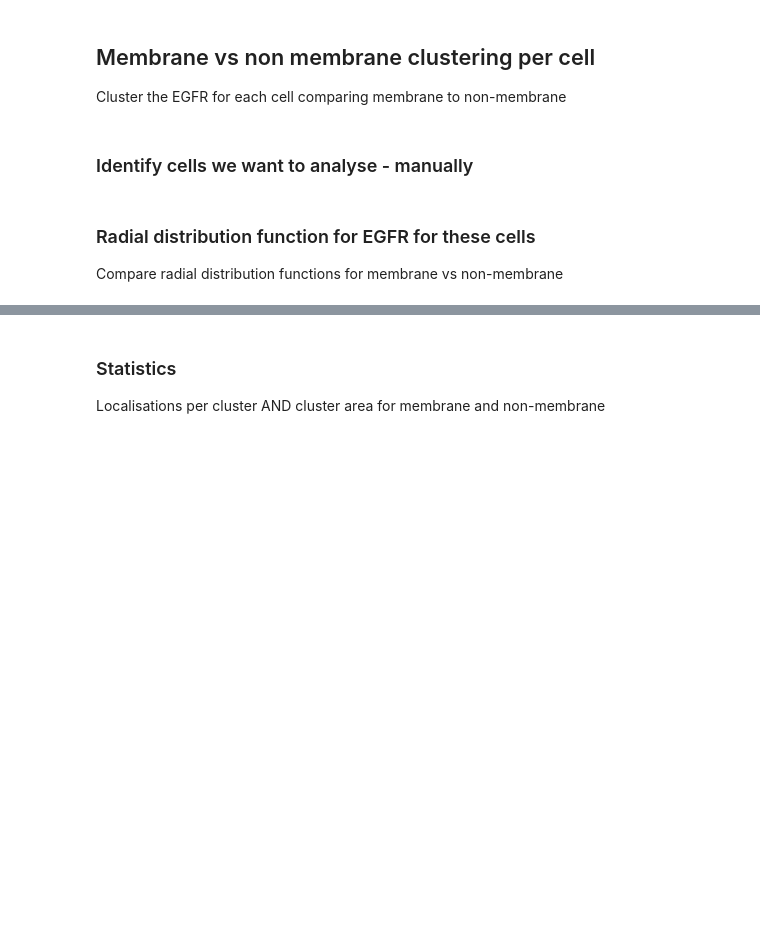
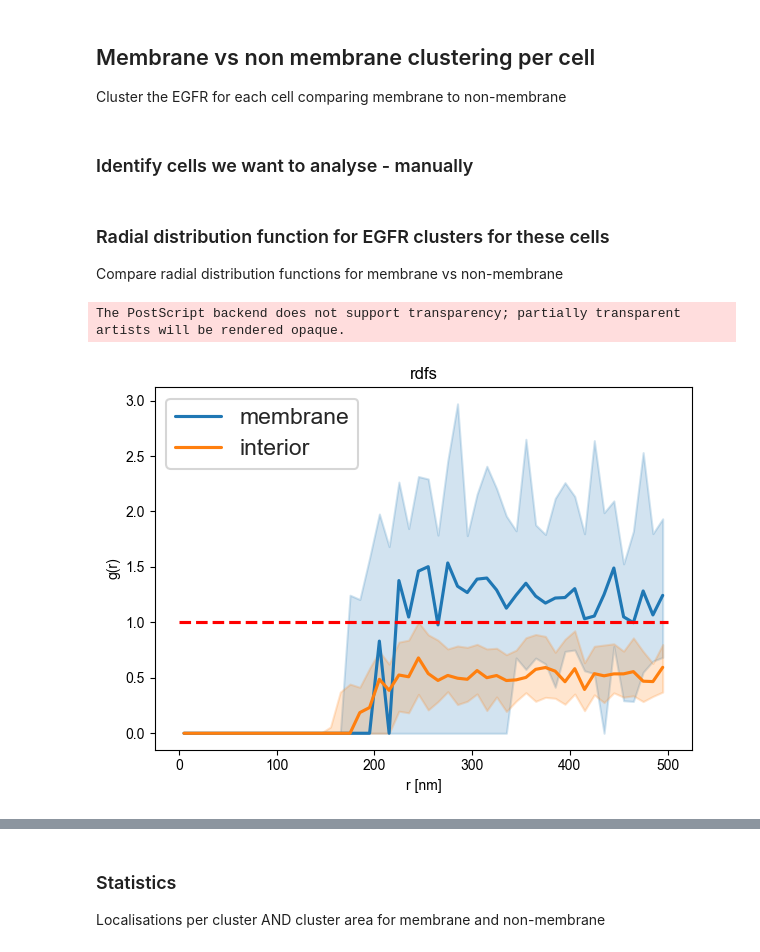
Before and after one commit to oubino/locpix, a Jupyter notebook: examples/c15_data_ds_analysis/analysis.ipynb, the cells around one changed output, grey strips where cells are left out. Cells and saved outputs as stored; diff of their text form; code cells hidden in the pictures; blank space fills up the shorter version.

```diff
--- a/examples/c15_data_ds_analysis/analysis.ipynb
+++ b/examples/c15_data_ds_analysis/analysis.ipynb
@@ -176,11 +193,10 @@ def rdf_clusters(df, num_bins, max_distance, bin_size):
 # %% [markdown]
 ## Parameters for clustering & rdf
 # %%
-eps = 75
+eps = 100
 min_samples = 5
-num_bins = 1000
-max_distance =  300
-bin_size = 1
+max_distance =  500
+bin_size = 10
 # %% [markdown]
 ## Cell segmentation
 # %% [markdown]
@@ -189,7 +205,7 @@ bin_size = 1
 Will be visualising one test item at a time iterating through until visualised all and picked out the cells.
 We will be clustering/visualising only the EGFR channel
 # %%
-files = ["C15_EREG647_EGFR568_FOV1"] # ["C15_EREG568_EGFR647_FOV3", "C15_EREG568_EGFR647_FOV5", "C15_EREG647_EGFR568_FOV1", "C15_EREG647_EGFR568_FOV5", "C15_EREG647_EGFR568_FOV7", "C15_EREG647_EGFR568_FOV8", "C15_EREG647_EGFR568_FOV10"]
+files = ["C15_EREG568_EGFR647_FOV5"] # C15_EREG647_EGFR568_FOV1", "C15_EREG568_EGFR647_FOV3", "C15_EREG568_EGFR647_FOV5", "C15_EREG647_EGFR568_FOV1", "C15_EREG647_EGFR568_FOV5", "C15_EREG647_EGFR568_FOV7", "C15_EREG647_EGFR568_FOV8", "C15_EREG647_EGFR568_FOV10"]
 channels = ['egfr']
 threshold = 0
 interpolation = 'linear'
@@ -207,6 +223,7 @@ vmax_img=6
 sum_chans=True
 save=False
 save_loc=None
+visualise_cells = True
 # %% [markdown]
 ### Cluster EGFR
 # %%
@@ -293,5 +412,5 @@ picked_cells = {
 # %% [markdown]
-### Radial distribution function for EGFR for these cells
+### Radial distribution function for EGFR clusters for these cells
 
 Compare radial distribution functions for membrane vs non-membrane
 # %%
@@ -299,9 +418,9 @@ plt.close("all")
 %matplotlib inline
 
 cell_memb_locs_per_cluster = []
-cell_memb_cluster_area = []
+cell_memb_cluster_length = []
 cell_non_memb_locs_per_cluster = []
-cell_non_memb_cluster_area = []
+cell_non_memb_cluster_length = []
 cell_memb_rdfs = []
 cell_non_memb_rdfs = []
 
@@ -335,21 +454,39 @@ for file in files:
     for df in cell_dfs:
         memb_df = df.filter(pl.col("memb_pred") == 1)
         memb_results = cluster(memb_df, eps=eps, min_samples=min_samples, print_results=False)
-        rdf_memb, bin_centres = rdf_clusters(cluster_algo(memb_df, eps, min_samples), num_bins, max_distance, bin_size)
+        rdf_memb, bin_centres = rdf_clusters(cluster_algo(memb_df, eps, min_samples), max_distance, bin_size)
         cell_memb_rdfs.append(rdf_memb)
 
         non_memb_df = df.filter(pl.col("memb_pred") == 0)
         non_memb_results = cluster(non_memb_df, eps=eps, min_samples=min_samples, print_results=False)
-        rdf_non_memb, bin_centres = rdf_clusters(cluster_algo(non_memb_df, eps, min_samples), num_bins, max_distance, bin_size)
+        rdf_non_memb, bin_centres = rdf_clusters(cluster_algo(non_memb_df, eps, min_samples), max_distance, bin_size)
         cell_non_memb_rdfs.append(rdf_non_memb)
 
         # statistics
-        locs_per_cluster_memb, cluster_area_memb = memb_results[-2:]
-        locs_per_cluster_non_memb, cluster_area_non_memb = non_memb_results[-2:]
+        locs_per_cluster_memb, cluster_length_memb = memb_results[-2:]
+        locs_per_cluster_non_memb, cluster_length_non_memb = non_memb_results[-2:]
 
         cell_non_memb_locs_per_cluster.extend(locs_per_cluster_non_memb)
-        cell_non_memb_cluster_area.extend(cluster_area_non_memb)
+        cell_non_memb_cluster_length.extend(cluster_length_non_memb)
         cell_memb_locs_per_cluster.extend(locs_per_cluster_memb)
-        cell_memb_cluster_area.extend(cluster_area_memb)
+        cell_memb_cluster_length.extend(cluster_length_memb)
 
 r_plot = np.tile(bin_centres,len(cell_memb_rdfs))
+# %%
+plt.title("rdfs")
+sns.set_style("white")
+sns.set_context("talk")
+rdf_plot_memb = np.array(cell_memb_rdfs).flatten()
+df_plot_memb = pd.DataFrame({"g(r)": rdf_plot_memb, "r [nm]": r_plot, "class": ["membrane"]*len(rdf_plot_memb)})
+rdf_plot_non_memb = np.array(cell_non_memb_rdfs).flatten()
+df_plot_non_memb = pd.DataFrame({"g(r)": rdf_plot_non_memb, "r [nm]": r_plot, "class": ["interior"]*len(rdf_plot_non_memb)})
+df_plot = pd.concat([df_plot_memb, df_plot_non_memb])
+g = sns.lineplot(data=df_plot, x="r [nm]", y="g(r)", errorbar=("pi",50), hue="class", estimator=np.median)
+g.legend_.set_title(None)
+plt.hlines(y=1.0, xmin=0.0, xmax=max_distance, color='r', linestyle='--')
+plt.tight_layout()
+plt.savefig(f"rdfs_cluster_{eps}_nm.eps", format="eps")
+plt.show()
+# %% [output]
+The PostScript backend does not support transparency; partially transparent artists will be rendered opaque.
+[figure, added]
```
Also changed, not shown: parts of 13 cells of this notebook, 26 other files.
